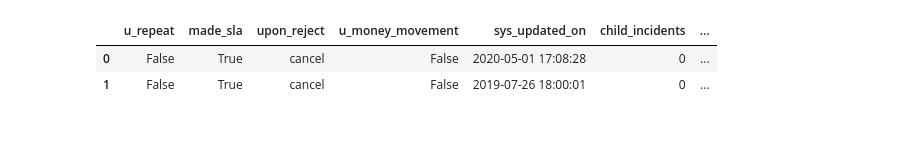
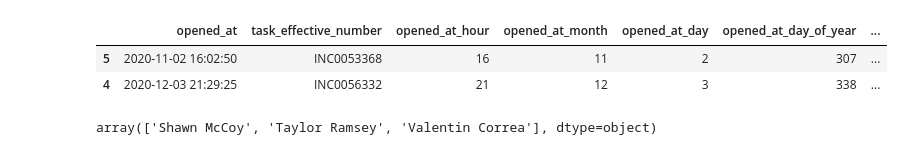
Before and after one commit to willtramsey/ServiceNow, a Jupyter notebook: servicenow_graphing.ipynb, the cells around one changed output. Cells and saved outputs as stored; diff of their text form; code cells hidden in the pictures.

```diff
--- a/servicenow_graphing.ipynb
+++ b/servicenow_graphing.ipynb
@@ -1,25 +20,29 @@
 # %%
-import pandas as pd
-
-# import data
 df_main = pd.read_csv('snow3300.csv')
 pd.set_option('max_columns', None)
 
+# TO INCLUDE ONLY RESULTS AFTER OCTOBER, USE THIS
+df_main = df_main[ df_main['opened_at'] > '2020-10-01' ]
+
 # Change datatypes of all time-based columns
-time_columns = ['sys_updated_on', 'sys_created_on', 'closed_at', 'opened_at', 'business_duration', 'reopened_time', 'resolved_at', 'work_start', 'calendar_duration']
+time_columns = ['sys_updated_on', 'sys_created_on', 'closed_at', 'opened_at', 'business_duration', 'reopened_time',
+                'resolved_at', 'work_start', 'calendar_duration']
 
 for item in time_columns:
     df_main[item] = pd.to_datetime(df_main[item])
 
-# place all transformations here
-df_main = df_main.replace(['2d5d343adb2d17009f9aec51ca9619e9'],['five9'])
-
-# add columns here
+# Create additional time columns
 df_main['opened_at_hour'] = df_main['opened_at'].dt.hour
 df_main['opened_at_month'] = df_main['opened_at'].dt.month
+df_main['opened_at_day'] = df_main['opened_at'].dt.day
+df_main['opened_at_day_of_year'] = df_main['opened_at'].dt.dayofyear
+df_main['opened_at_clone'] = df_main['opened_at']
+df_main['resolution_time_length'] = df_main.resolved_at - df_main.opened_at
+df_main['resolution_time_total_hours'] = df_main['resolution_time_length'].dt.total_seconds()/3600
+# print(type(df_main['opened_at_clone'].iloc[0]))
+df_main[['opened_at', 'task_effective_number', 'opened_at_hour', 'opened_at_month', 'opened_at_day', 'opened_at_day_of_year',
+         'opened_at_clone', 'resolution_time_length', 'resolution_time_total_hours']].head(5).sort_values('opened_at_day').head(2)
+# %% [output]
+|  | opened_at | task_effective_number | opened_at_hour | opened_at_month | opened_at_day | opened_at_day_of_year | ... |
+| 5 | 2020-11-02 16:02:50 | INC0053368 | 16 | 11 | 2 | 307 | ... |
+| 4 | 2020-12-03 21:29:25 | INC0056332 | 21 | 12 | 3 | 338 | ... |
-# %%
-df_main.head(2)
-# %% [output]
-|  | u_repeat | made_sla | upon_reject | u_money_movement | sys_updated_on | child_incidents | ... |
-| 0 | False | True | cancel | False | 2020-05-01 17:08:28 | 0 | ... |
-| 1 | False | True | cancel | False | 2019-07-26 18:00:01 | 0 | ... |
@@ -25,0 +66,4 @@ df_main.head(2)
+# %%
+df_support['resolved_by_username_value'].unique()
+# %% [output]
+array(['Shawn McCoy', 'Taylor Ramsey', 'Valentin Correa'], dtype=object)
```
Also changed, not shown: parts of 27 cells of this notebook, 1 other file.
